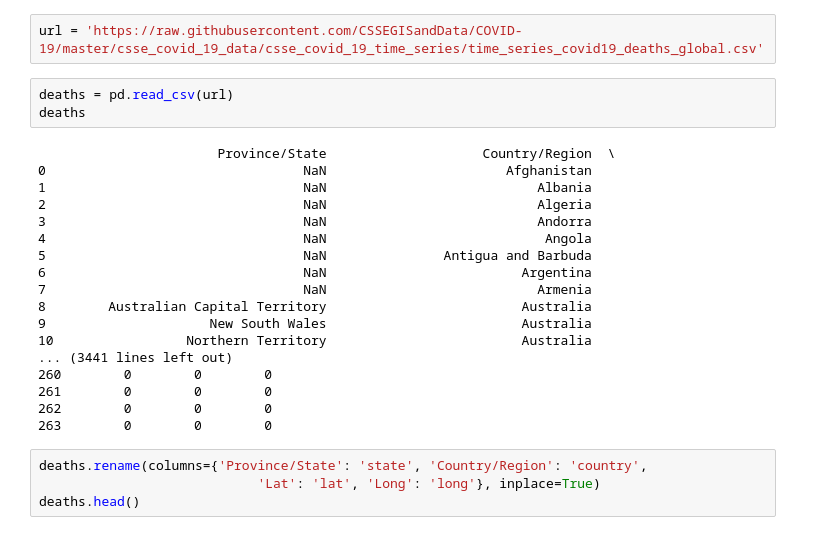
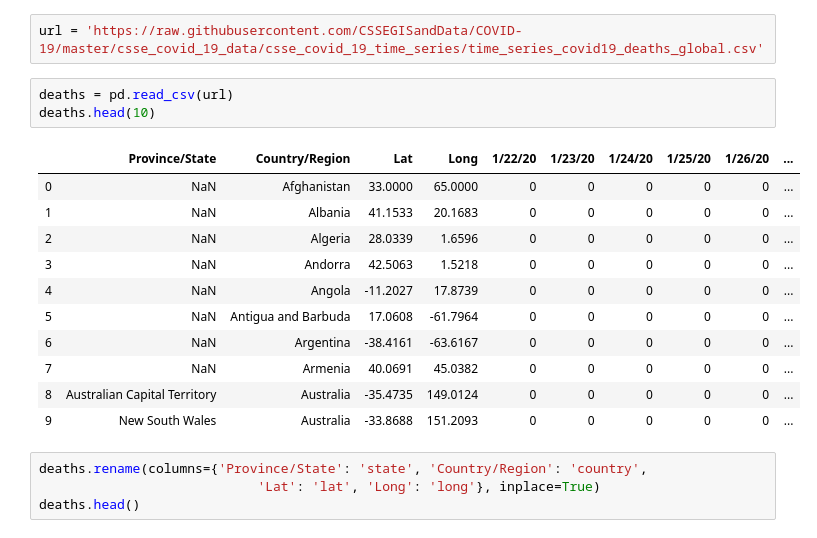
Before and after one commit to George-the-Ren/Ben-F-Research-Lab, a Jupyter notebook: Covid-19/deaths.ipynb, the cells around one changed output. Saved outputs shown, nothing was run; the diff lists cells and outputs as text.

```diff
--- a/Covid-19/deaths.ipynb
+++ b/Covid-19/deaths.ipynb
@@ -15,25 +15,19 @@ warnings.filterwarnings('ignore')
 url = 'https://raw.githubusercontent.com/CSSEGISandData/COVID-19/master/csse_covid_19_data/csse_covid_19_time_series/time_series_covid19_deaths_global.csv'
 # %%
 deaths = pd.read_csv(url)
-deaths
+deaths.head(10)
 # %% [output]
-                       Province/State                    Country/Region  \
-0                                 NaN                       Afghanistan
-1                                 NaN                           Albania
-2                                 NaN                           Algeria
-3                                 NaN                           Andorra
-4                                 NaN                            Angola
-5                                 NaN               Antigua and Barbuda
-6                                 NaN                         Argentina
-7                                 NaN                           Armenia
-8        Australian Capital Territory                         Australia
-9                     New South Wales                         Australia
-10                 Northern Territory                         Australia
-... (3441 lines left out)
-260        0        0        0
-261        0        0        0
-262        0        0        0
-263        0        0        0
+|  | Province/State | Country/Region | Lat | Long | 1/22/20 | 1/23/20 | 1/24/20 | 1/25/20 | 1/26/20 | ... |
+| 0 | NaN | Afghanistan | 33.0000 | 65.0000 | 0 | 0 | 0 | 0 | 0 | ... |
+| 1 | NaN | Albania | 41.1533 | 20.1683 | 0 | 0 | 0 | 0 | 0 | ... |
+| 2 | NaN | Algeria | 28.0339 | 1.6596 | 0 | 0 | 0 | 0 | 0 | ... |
+| 3 | NaN | Andorra | 42.5063 | 1.5218 | 0 | 0 | 0 | 0 | 0 | ... |
+| 4 | NaN | Angola | -11.2027 | 17.8739 | 0 | 0 | 0 | 0 | 0 | ... |
+| 5 | NaN | Antigua and Barbuda | 17.0608 | -61.7964 | 0 | 0 | 0 | 0 | 0 | ... |
+| 6 | NaN | Argentina | -38.4161 | -63.6167 | 0 | 0 | 0 | 0 | 0 | ... |
+| 7 | NaN | Armenia | 40.0691 | 45.0382 | 0 | 0 | 0 | 0 | 0 | ... |
+| 8 | Australian Capital Territory | Australia | -35.4735 | 149.0124 | 0 | 0 | 0 | 0 | 0 | ... |
+| 9 | New South Wales | Australia | -33.8688 | 151.2093 | 0 | 0 | 0 | 0 | 0 | ... |
 # %%
 deaths.rename(columns={'Province/State': 'state', 'Country/Region': 'country',
                             'Lat': 'lat', 'Long': 'long'}, inplace=True)
```
